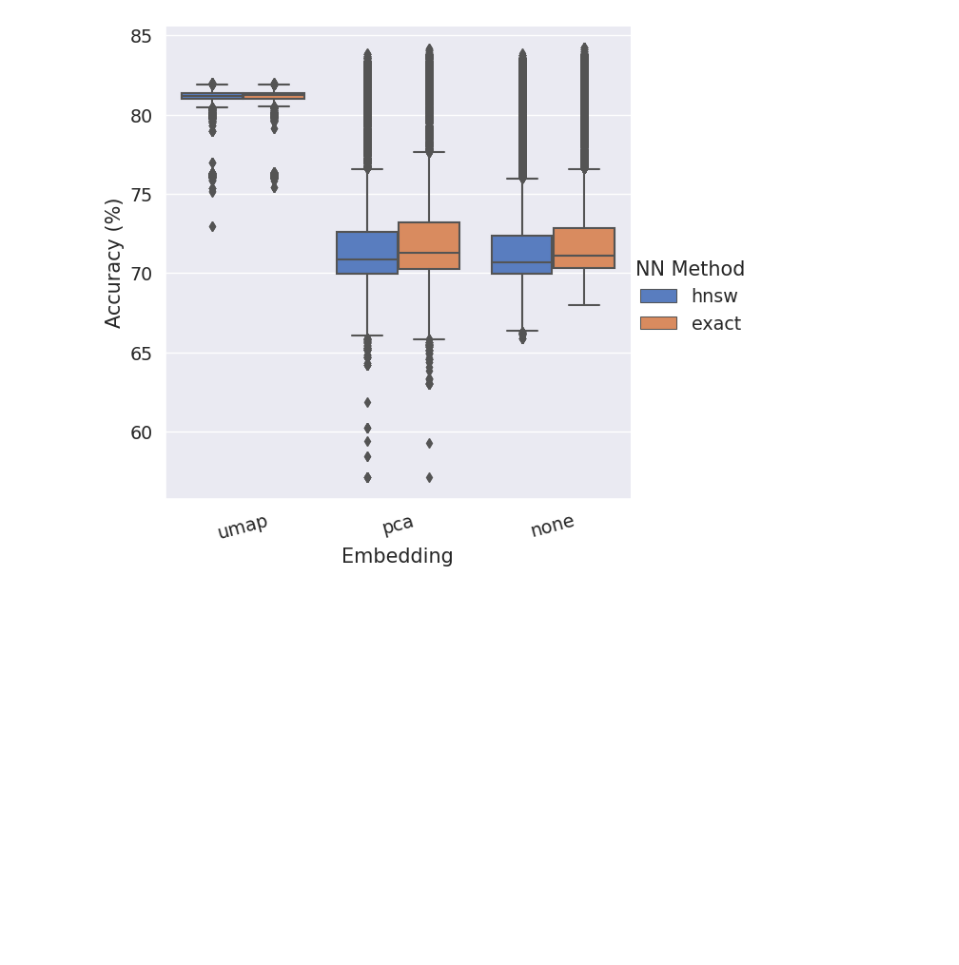
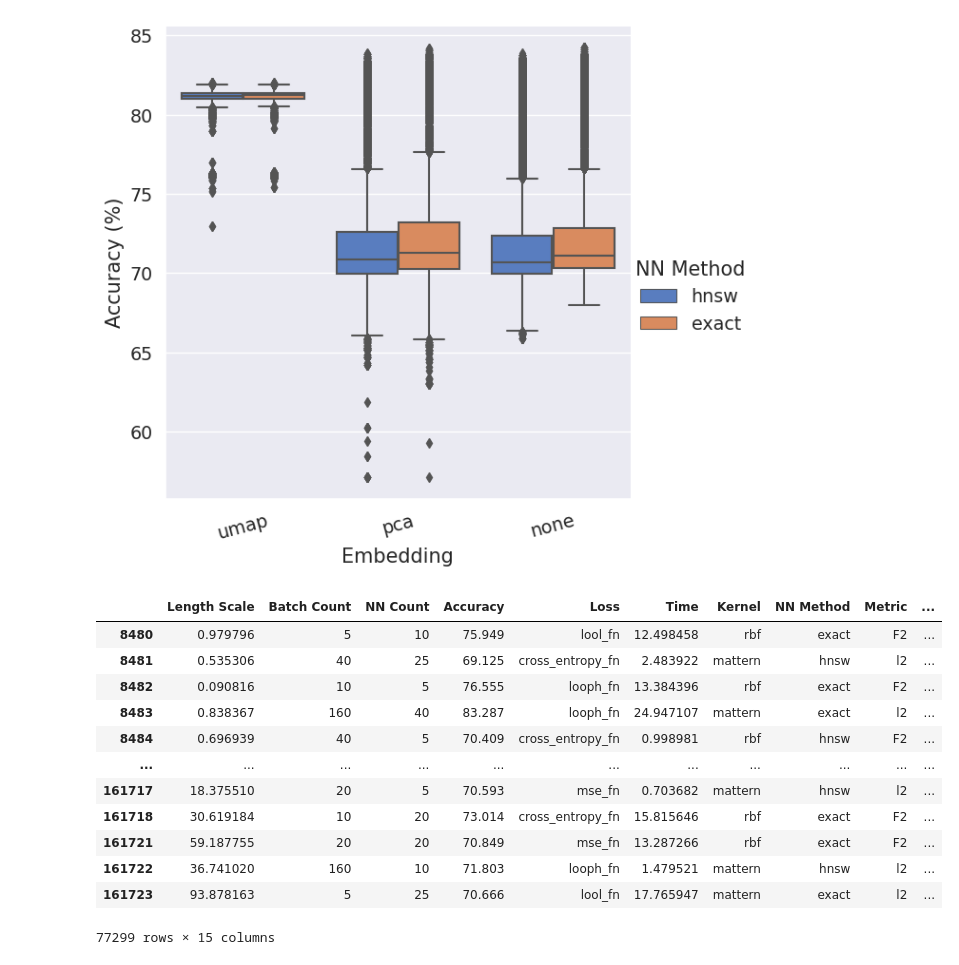
Before and after one commit to cae0027/Stellar-Blends, a Jupyter notebook: ce/muygps-hyperparameters/main_results.ipynb, the cells around one changed output. Saved outputs shown, nothing was run; the diff lists cells and outputs as text; code cells hidden in the pictures; blank space fills up the shorter version.

```diff
--- a/ce/muygps-hyperparameters/main_results.ipynb
+++ b/ce/muygps-hyperparameters/main_results.ipynb
@@ -58,3 +64,20 @@ plt.show()
 # %% [output]
 <Figure size 800x500 with 0 Axes>
 [figure]
+# %%
+# return dataframe where embedding is none
+accuracies[accuracies['Embedding'] == 'none']
+# %% [output]
+|  | Length Scale | Batch Count | NN Count | Accuracy | Loss | Time | Kernel | NN Method | Metric | ... |
+| 8480 | 0.979796 | 5 | 10 | 75.949 | lool_fn | 12.498458 | rbf | exact | F2 | ... |
+| 8481 | 0.535306 | 40 | 25 | 69.125 | cross_entropy_fn | 2.483922 | mattern | hnsw | l2 | ... |
+| 8482 | 0.090816 | 10 | 5 | 76.555 | looph_fn | 13.384396 | rbf | exact | F2 | ... |
+| 8483 | 0.838367 | 160 | 40 | 83.287 | looph_fn | 24.947107 | mattern | exact | l2 | ... |
+| 8484 | 0.696939 | 40 | 5 | 70.409 | cross_entropy_fn | 0.998981 | rbf | hnsw | F2 | ... |
+| ... | ... | ... | ... | ... | ... | ... | ... | ... | ... | ... |
+| 161717 | 18.375510 | 20 | 5 | 70.593 | mse_fn | 0.703682 | mattern | hnsw | l2 | ... |
+| 161718 | 30.619184 | 10 | 20 | 73.014 | cross_entropy_fn | 15.815646 | rbf | exact | F2 | ... |
+| 161721 | 59.187755 | 20 | 20 | 70.849 | mse_fn | 13.287266 | rbf | exact | F2 | ... |
+| 161722 | 36.741020 | 160 | 10 | 71.803 | looph_fn | 1.479521 | mattern | hnsw | l2 | ... |
+| 161723 | 93.878163 | 5 | 25 | 70.666 | lool_fn | 17.765947 | mattern | exact | l2 | ... |
+77299 rows × 15 columns
```
Also changed, not shown: parts of 8 cells of this notebook.
